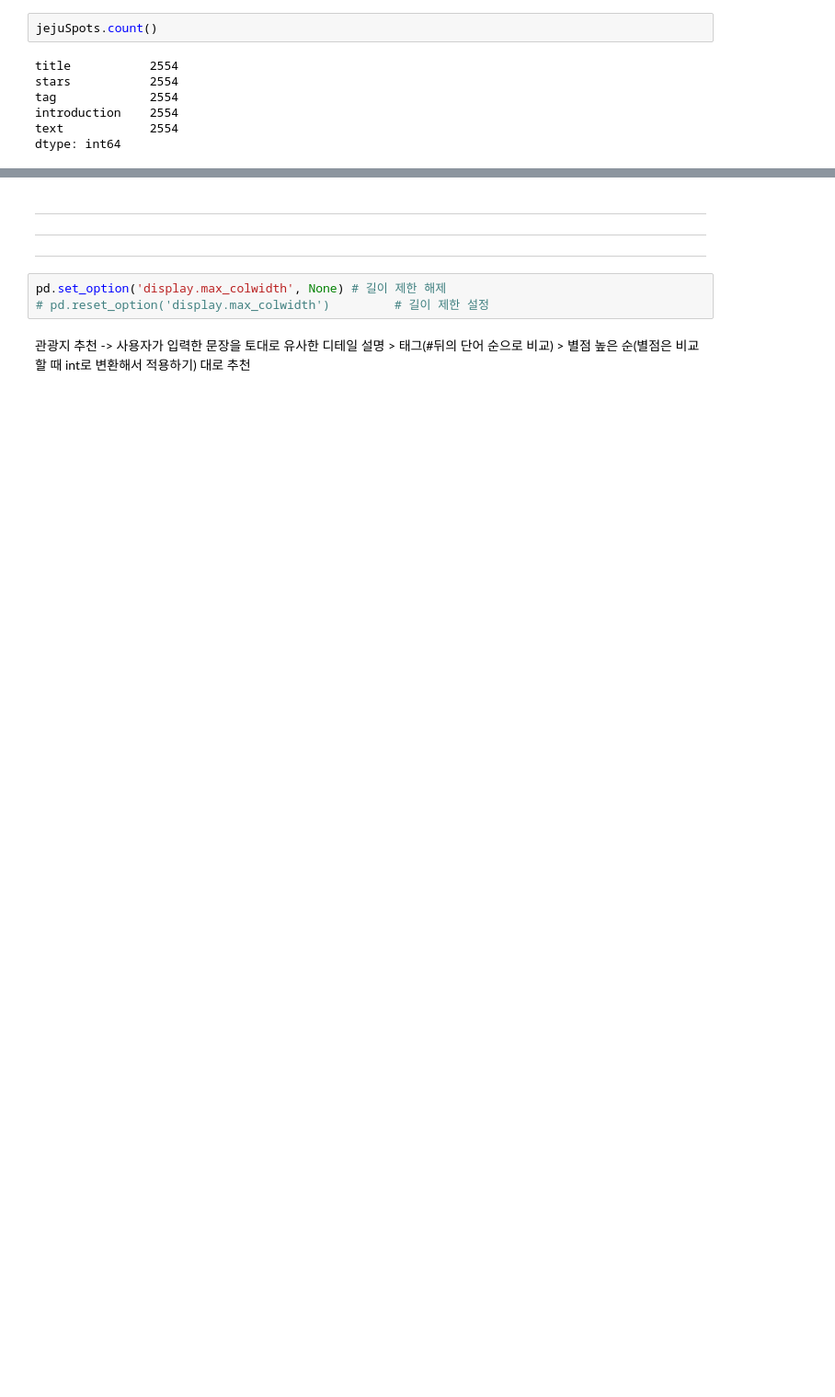
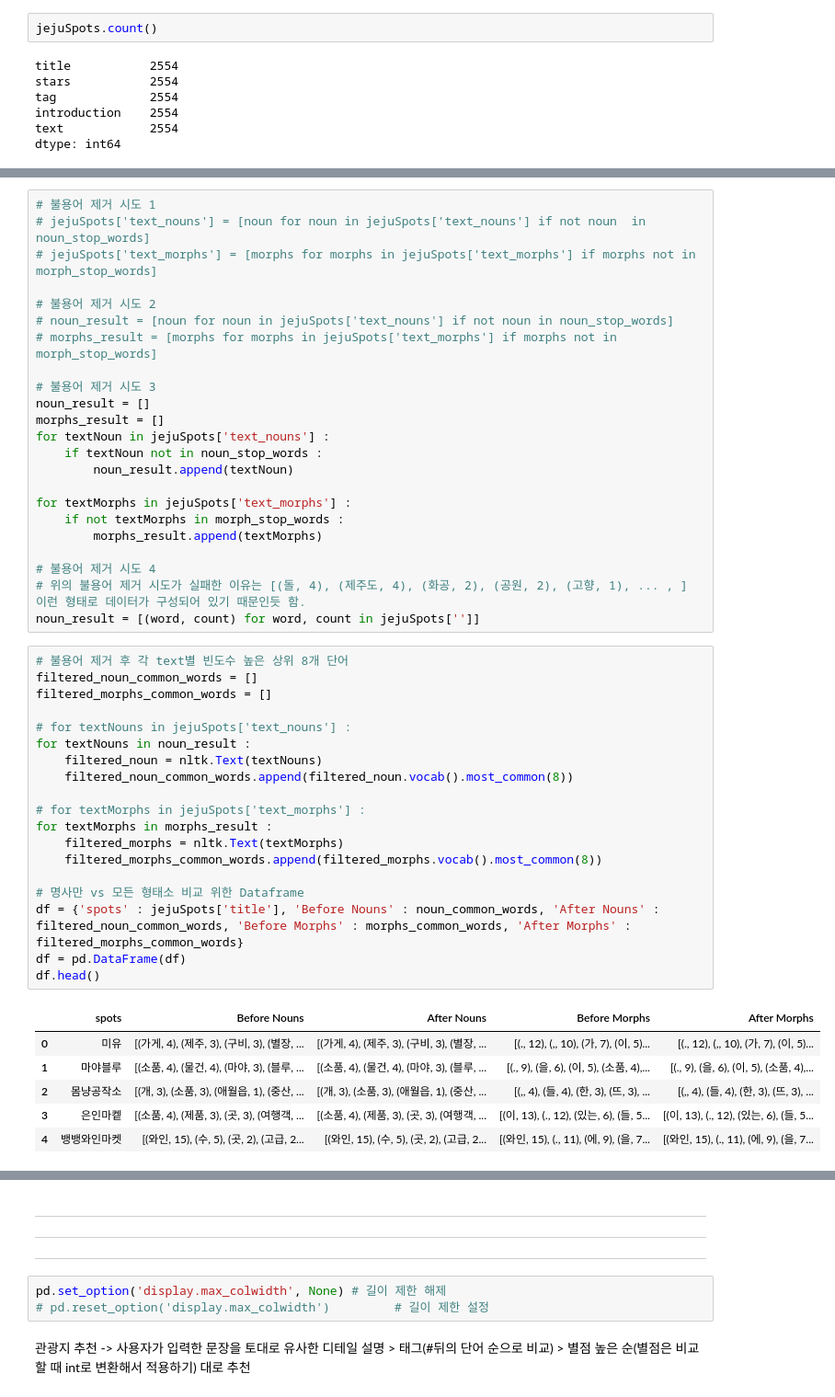
Before and after one commit to JejuTravelApp/DataAnalysis, a Jupyter notebook: JY_관광지 추천 모델 생성.ipynb, the cells around one changed output, grey strips where cells are left out. Shown at 92% size. Drawn from its saved outputs; the diff is of its cells as text; blank space fills up the shorter version.

```diff
--- a/JY_관광지 추천 모델 생성.ipynb
+++ b/JY_관광지 추천 모델 생성.ipynb
@@ -515,0 +737,49 @@ dtype: int64
+# %%
+# 불용어 제거 시도 1
+# jejuSpots['text_nouns'] = [noun for noun in jejuSpots['text_nouns'] if not noun  in noun_stop_words]
+# jejuSpots['text_morphs'] = [morphs for morphs in jejuSpots['text_morphs'] if morphs not in morph_stop_words]
+
+# 불용어 제거 시도 2
+# noun_result = [noun for noun in jejuSpots['text_nouns'] if not noun in noun_stop_words]
+# morphs_result = [morphs for morphs in jejuSpots['text_morphs'] if morphs not in morph_stop_words]
+
+# 불용어 제거 시도 3
+noun_result = []
+morphs_result = []
+for textNoun in jejuSpots['text_nouns'] :
+    if textNoun not in noun_stop_words :
+        noun_result.append(textNoun)
+
+for textMorphs in jejuSpots['text_morphs'] :
+    if not textMorphs in morph_stop_words :
+        morphs_result.append(textMorphs)
+
+# 불용어 제거 시도 4
+# 위의 불용어 제거 시도가 실패한 이유는 [(돌, 4), (제주도, 4), (화공, 2), (공원, 2), (고향, 1), ... , ] 이런 형태로 데이터가 구성되어 있기 때문인듯 함.
+noun_result = [(word, count) for word, count in jejuSpots['']]
+# %%
+# 불용어 제거 후 각 text별 빈도수 높은 상위 8개 단어
+filtered_noun_common_words = []
+filtered_morphs_common_words = []
+
+# for textNouns in jejuSpots['text_nouns'] :
+for textNouns in noun_result :
+    filtered_noun = nltk.Text(textNouns)
+    filtered_noun_common_words.append(filtered_noun.vocab().most_common(8))
+
+# for textMorphs in jejuSpots['text_morphs'] :
+for textMorphs in morphs_result :
+    filtered_morphs = nltk.Text(textMorphs)
+    filtered_morphs_common_words.append(filtered_morphs.vocab().most_common(8))
+
+# 명사만 vs 모든 형태소 비교 위한 Dataframe
+df = {'spots' : jejuSpots['title'], 'Before Nouns' : noun_common_words, 'After Nouns' : filtered_noun_common_words, 'Before Morphs' : morphs_common_words, 'After Morphs' : filtered_morphs_common_words}
+df = pd.DataFrame(df)
+df.head()
+# %% [output]
+|  | spots | Before Nouns | After Nouns | Before Morphs | After Morphs |
+| 0 | 미유 | [(가게, 4), (제주, 3), (구비, 3), (별장, ... | [(가게, 4), (제주, 3), (구비, 3), (별장, ... | [(., 12), (,, 10), (가, 7), (이, 5)... | [(., 12), (,, 10), (가, 7), (이, 5)... |
+| 1 | 마야블루 | [(소품, 4), (물건, 4), (마야, 3), (블루, ... | [(소품, 4), (물건, 4), (마야, 3), (블루, ... | [(., 9), (을, 6), (이, 5), (소품, 4),... | [(., 9), (을, 6), (이, 5), (소품, 4),... |
+| 2 | 몸냥공작소 | [(개, 3), (소품, 3), (애월읍, 1), (중산, ... | [(개, 3), (소품, 3), (애월읍, 1), (중산, ... | [(,, 4), (들, 4), (한, 3), (뜨, 3), ... | [(,, 4), (들, 4), (한, 3), (뜨, 3), ... |
+| 3 | 은인마켙 | [(소품, 4), (제품, 3), (곳, 3), (여행객, ... | [(소품, 4), (제품, 3), (곳, 3), (여행객, ... | [(이, 13), (., 12), (있는, 6), (들, 5... | [(이, 13), (., 12), (있는, 6), (들, 5... |
+| 4 | 뱅뱅와인마켓 | [(와인, 15), (수, 5), (곳, 2), (고급, 2... | [(와인, 15), (수, 5), (곳, 2), (고급, 2... | [(와인, 15), (., 11), (에, 9), (을, 7... | [(와인, 15), (., 11), (에, 9), (을, 7... |
```
Also changed, not shown: parts of 40 cells of this notebook, 3 other files.
